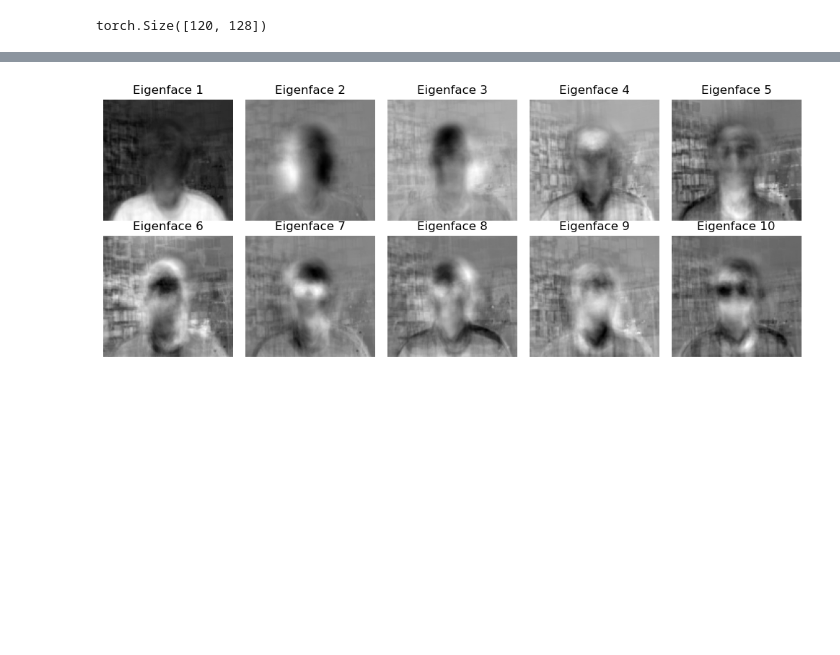
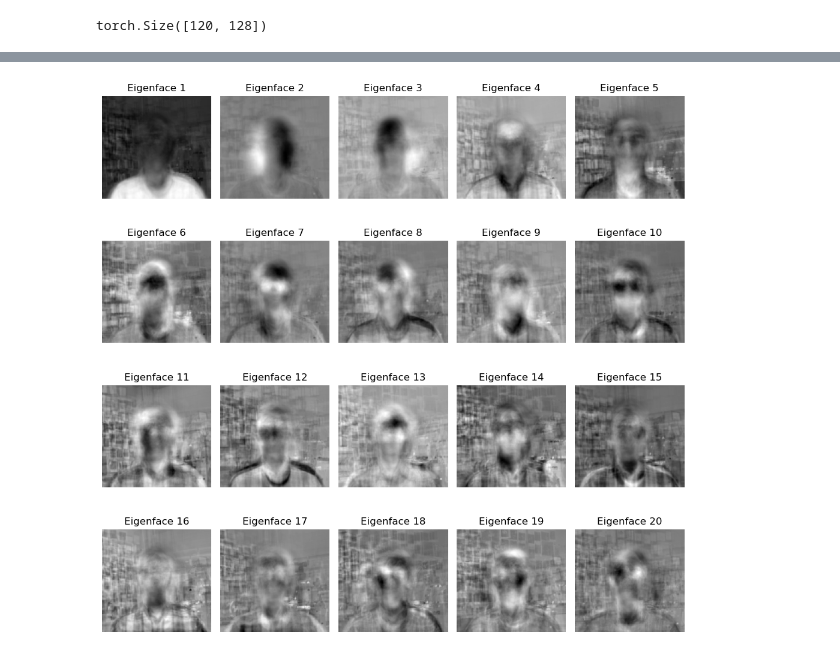
Before and after one commit to karenfeng/eigenfaces, a Jupyter notebook: ipynb/pca_nmf.ipynb, the cells around one changed output, grey strips where cells are left out. Saved outputs shown, nothing was run; the diff lists cells and outputs as text; code cells hidden in the pictures; blank space fills up the shorter version.

```diff
--- a/ipynb/pca_nmf.ipynb
+++ b/ipynb/pca_nmf.ipynb
@@ -16,6 +27,9 @@ INPUT_SIZE = 120 * 128
 NUM_EPOCHS = 10
 BATCH_SIZE = 10
 LEARNING_RATE = 1e-3
+
+n_components = 20
+seed = 1
 # %%
 normalize_transform = transforms.Compose(
     [transforms.ToTensor(),
@@ -91,0 +72,9 @@ torch.Size([120, 128])
+# %%
+head_positions = []
+for i in range(len(eigenfaces_dataset)):
+    _, label_idx = eigenfaces_dataset[i]
+    head_position = eigenfaces_dataset.classes[label_idx]
+    head_positions.append(head_position)
+
+# Print the collected head positions
+print(head_positions)
@@ -106,36 +121,35 @@ dataset = torch.cat(flattened_tensors_list, dim=0)
 flat_tensors = []
 for tensor_list in eigenfaces_dataloader:
     flattened_tensors = torch.flatten(tensor_list[0].squeeze())
     flat_tensors.append(flattened_tensors)
     # print(torch.flatten(tensor_list[0].squeeze()).shape)
 
 flat_data = torch.stack([t.view(-1) for t in flat_tensors])
 
 # Convert the tensor to a numpy array
 data = flat_data.numpy()
 
 # Create a PCA object with the desired number of components
-n_components = 10
 pca = PCA(n_components=n_components)
 
 # Fit the PCA model to the data
 pca.fit(data)
 
 # Get the principal components
 components = pca.components_
 
 eigenfaces = components.reshape(-1, 1, 120, 128)
 
 # Plot the eigenfaces
-fig, axes = plt.subplots(nrows=2, ncols=5, figsize=(10, 4))
+fig, axes = plt.subplots(nrows=4, ncols=5, figsize=(10, 10))
 for i, ax in enumerate(axes.flatten()):
     ax.imshow(eigenfaces[i, 0], cmap='gray')
     ax.axis('off')
     ax.set_title(f"Eigenface {i+1}")
 plt.tight_layout()
 plt.show()
 # %% [output]
-[figure, old version]
+[figure, new version]
 # %%
 import numpy as np
 import torch
```
Also changed, not shown: parts of 21 cells of this notebook.
